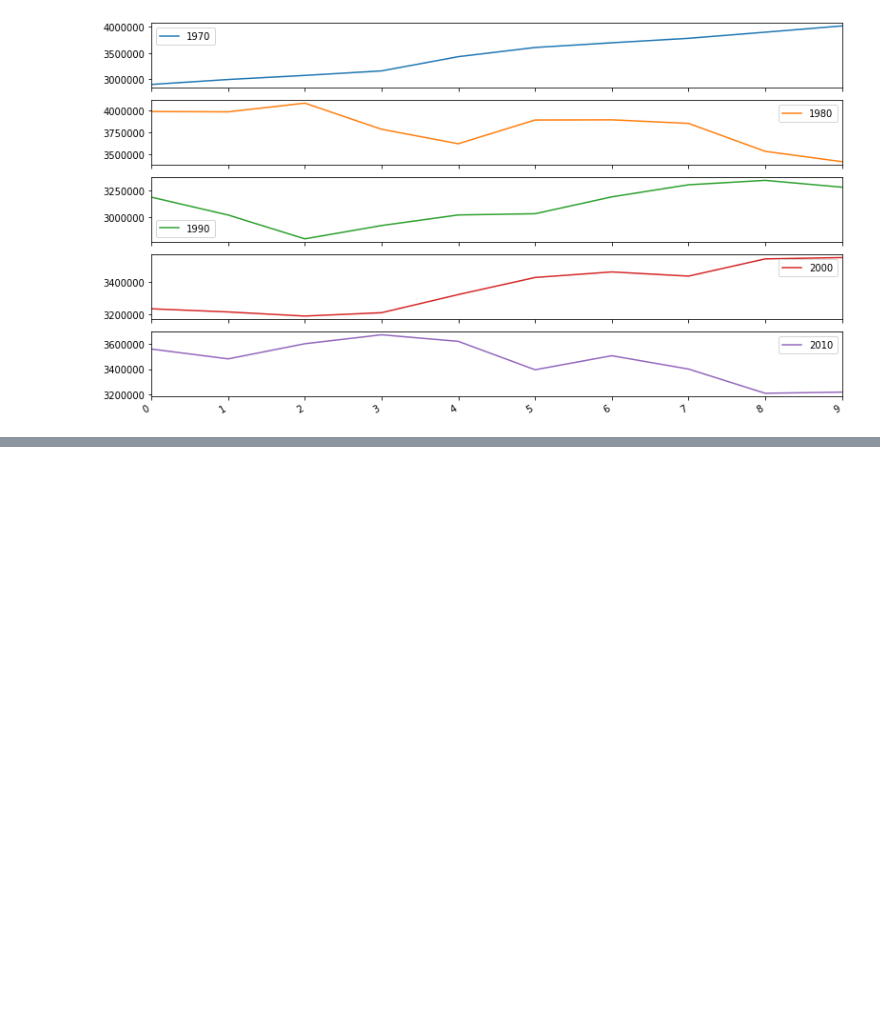
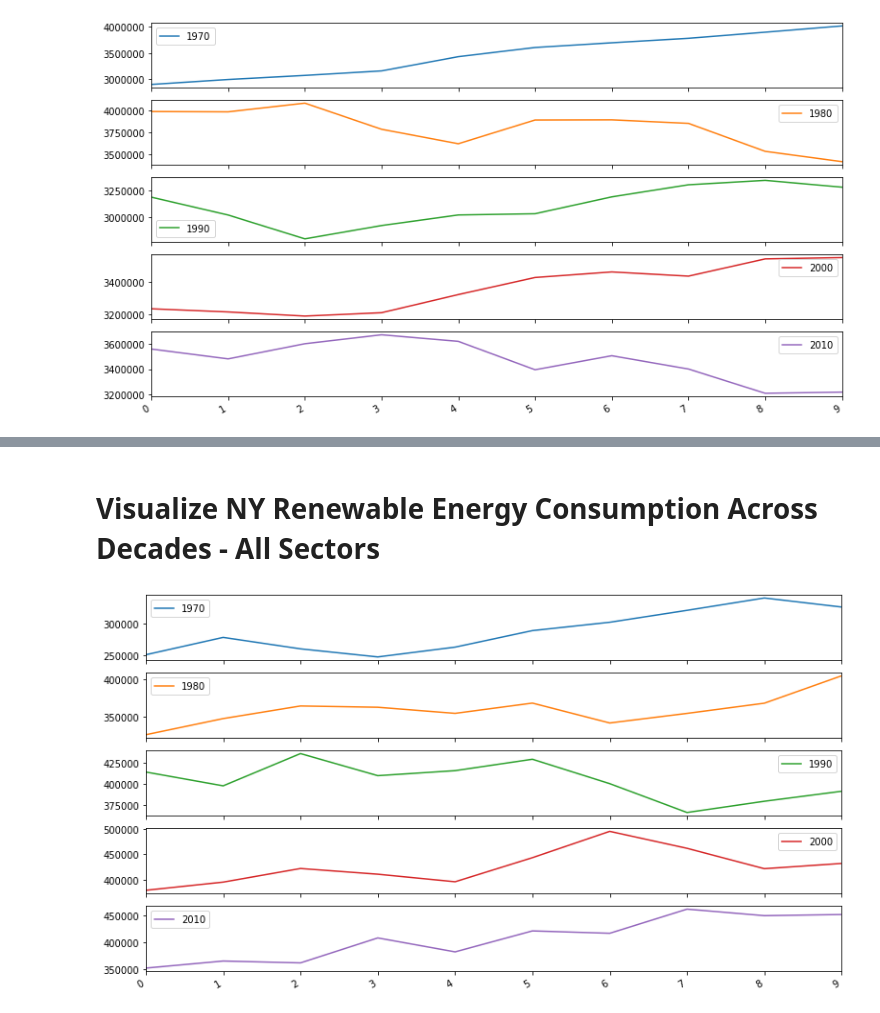
Before and after one commit to msanchez-ayala/energy-consumption, a Jupyter notebook: eda_modeling_experimentation.ipynb, the cells around one changed output, grey strips where cells are left out. Cells and saved outputs as stored; diff of their text form; code cells hidden in the pictures; blank space fills up the shorter version.

```diff
--- a/eda_modeling_experimentation.ipynb
+++ b/eda_modeling_experimentation.ipynb
@@ -70,7 +74,7 @@ sectors.sort()
 dataframes = {sector: helper_functions.get_energy_pop_df(ny,sector) for sector in sectors}
 
 # Create a dataframe with just the temperature data
-temp_df = helper_functions.get_weather_df(ny[1])
+temp_df = helper_functions.get_weather_df(ny)
 
 # Concatenate all these bad boys
 for sector in dataframes:
@@ -102,15 +104,15 @@ total_df = dataframes['Total All Sectors']
 nr_decade_groups = total_df['Nonrenewable Sources'].groupby(pd.Grouper(freq ='10Y'))
 
 # Create a new DataFrame and store yearly values in columns
-total_decades = pd.DataFrame()
+nr_total_decades = pd.DataFrame()
 
 for yr, group in nr_decade_groups:
     if yr.year > 1960 and yr.year < 2011:
-        total_decades[yr.year] = group.values
+        nr_total_decades[yr.year] = group.values
 
 
 # Plot the yearly groups as subplots
-total_decades.plot(figsize = (13,8), subplots=True);
+nr_total_decades.plot(figsize = (13,8), subplots=True);
 # %% [output]
 [figure]
 # %%
@@ -129,3 +131,21 @@ fig = px.scatter(decades_melt,
 fig
 # %% [output]
 [interactive output not drawn]
+# %% [markdown]
+# Visualize NY Renewable Energy Consumption Across Decades - All Sectors
+# %%
+# Use pandas grouper to group values using annual frequency
+r_decade_groups = total_df['Renewable Sources'].groupby(pd.Grouper(freq ='10Y'))
+
+# Create a new DataFrame and store yearly values in columns
+r_total_decades = pd.DataFrame()
+
+for yr, group in r_decade_groups:
+    if yr.year > 1960 and yr.year < 2011:
+        r_total_decades[yr.year] = group.values
+
+
+# Plot the yearly groups as subplots
+r_total_decades.plot(figsize = (13,8), subplots=True);
+# %% [output]
+[figure, added]
```
Also changed, not shown: parts of 30 cells of this notebook.
